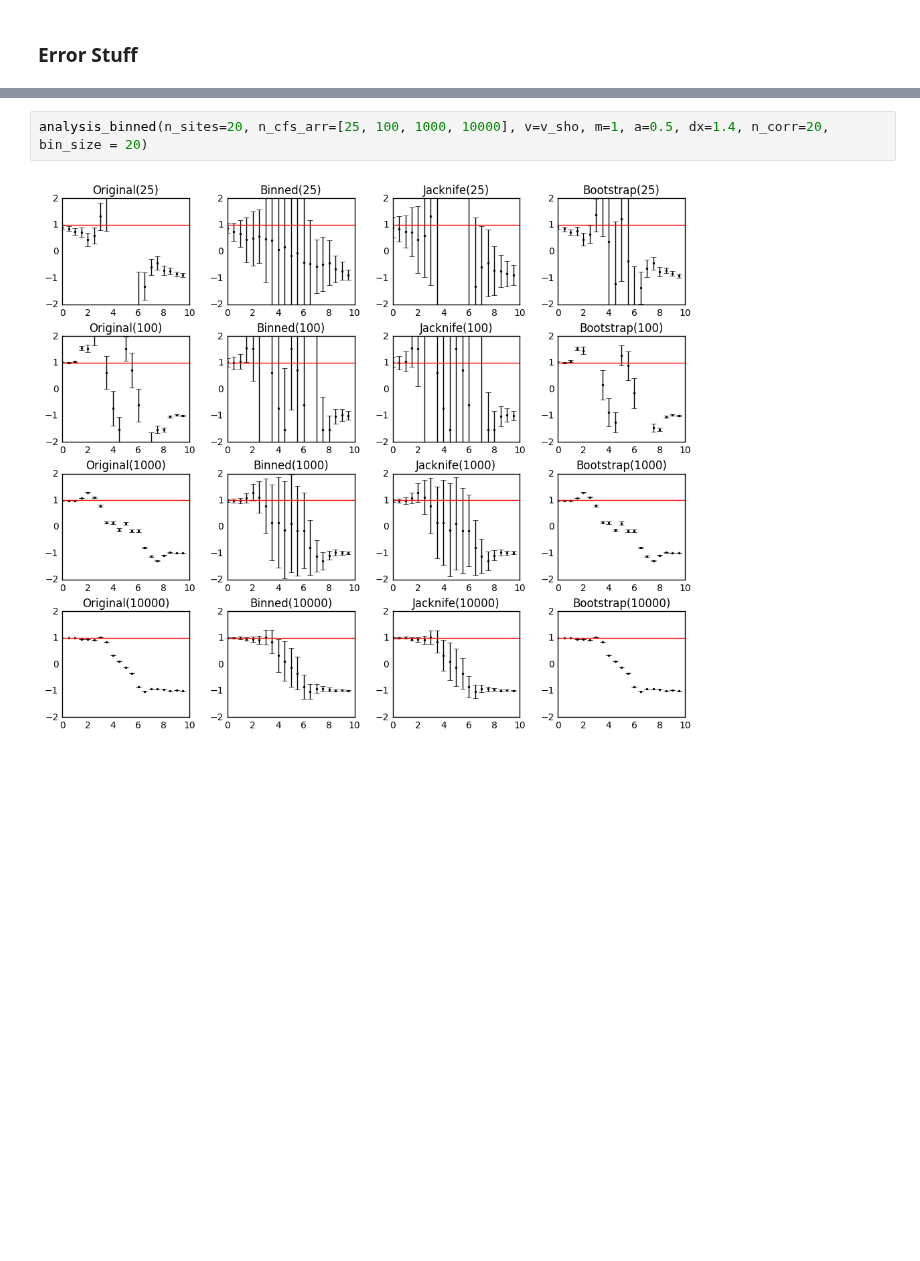
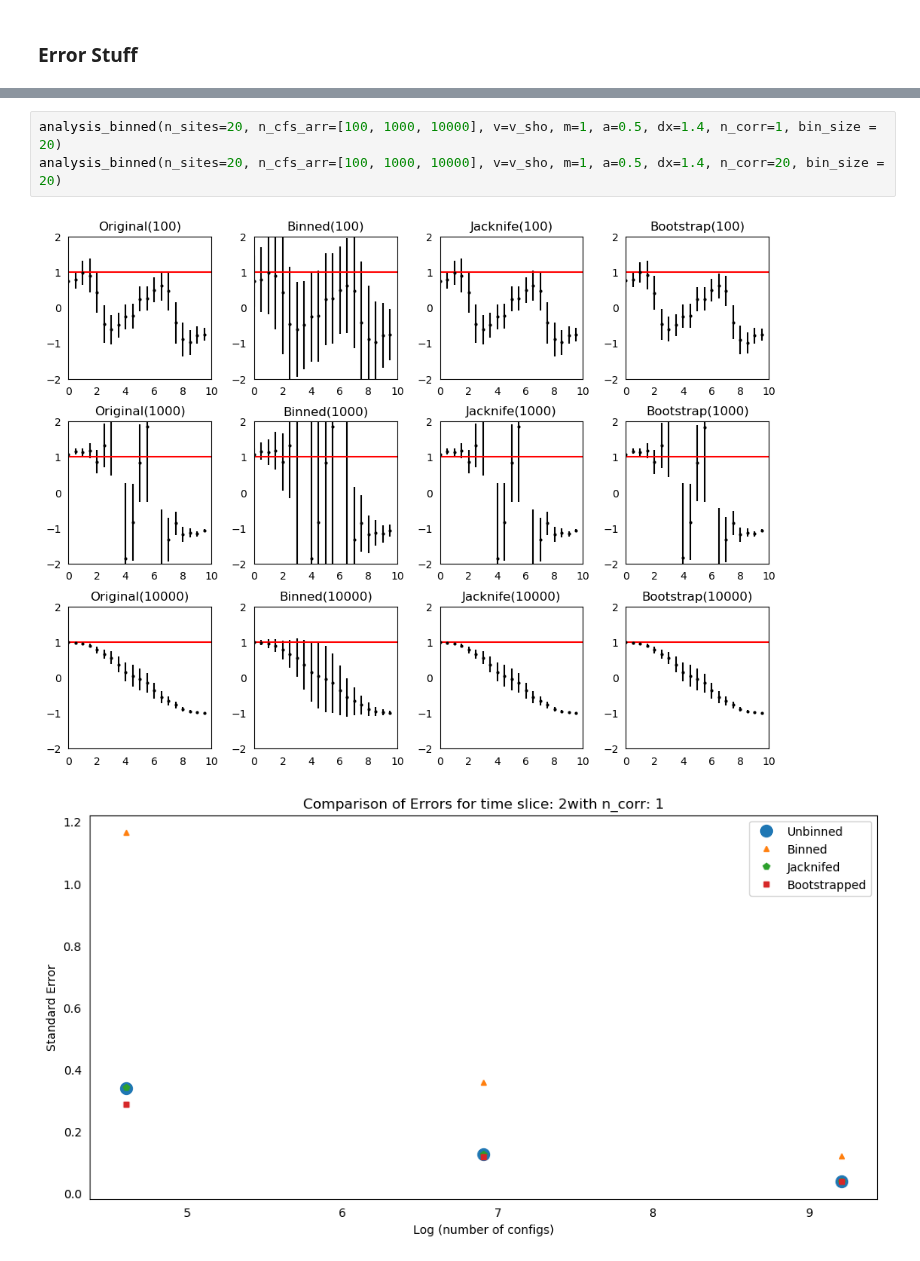
Before and after one commit to Shaun252/latticeQCD_novices, a Jupyter notebook: Exercise_4.ipynb, the cells around one changed output, grey strips where cells are left out. Saved outputs shown, nothing was run; the diff lists cells and outputs as text; blank space fills up the shorter version.

```diff
--- a/Exercise_4.ipynb
+++ b/Exercise_4.ipynb
@@ -229,6 +263,8 @@ def analysis_binned(n_sites, n_cfs_arr, v, m, a, dx, n_corr, bin_size, harmonic=
 
     plt.show()
 # %%
-analysis_binned(n_sites=20, n_cfs_arr=[25, 100, 1000, 10000], v=v_sho, m=1, a=0.5, dx=1.4, n_corr=20, bin_size = 20)
+analysis_binned(n_sites=20, n_cfs_arr=[100, 1000, 10000], v=v_sho, m=1, a=0.5, dx=1.4, n_corr=1, bin_size = 20)
+analysis_binned(n_sites=20, n_cfs_arr=[100, 1000, 10000], v=v_sho, m=1, a=0.5, dx=1.4, n_corr=20, bin_size = 20)
 # %% [output]
-[figure, old version]
+[figure, new version]
+[figure, added]
```
Also changed, not shown: parts of 3 cells of this notebook, 8 other files.
